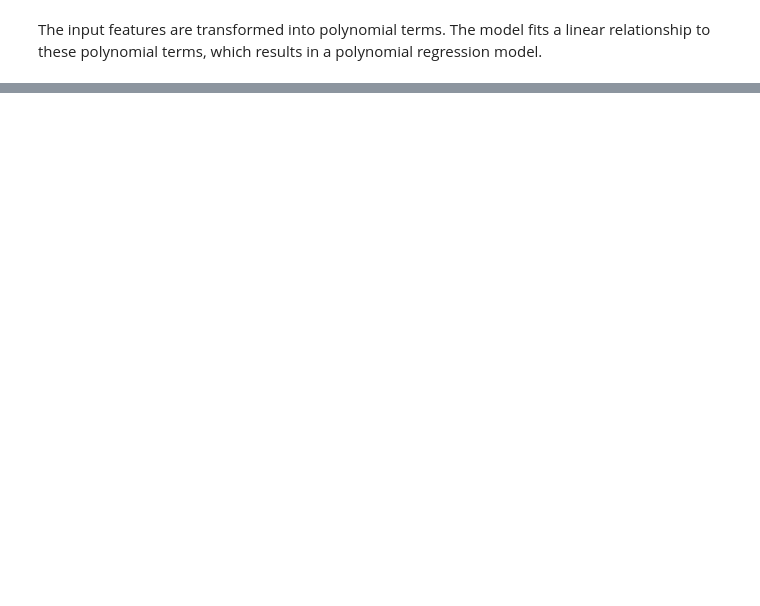
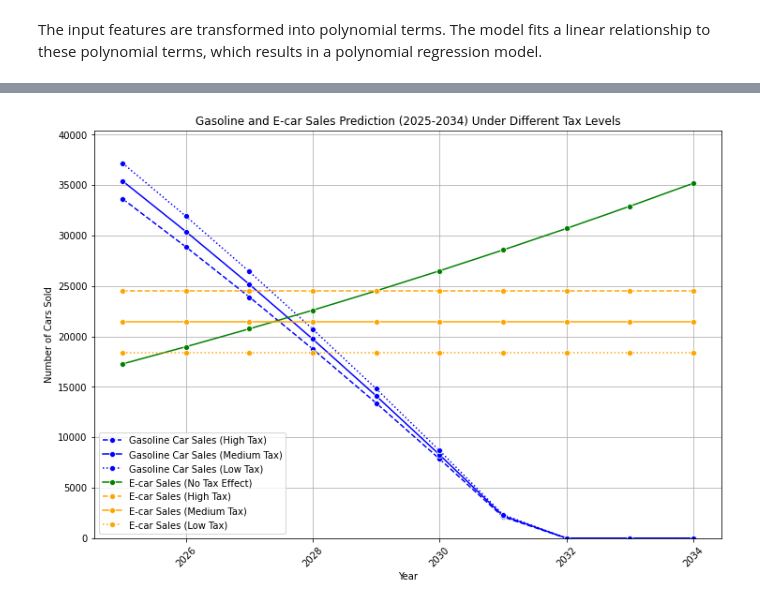
Before and after one commit to HY-Data-Science-ML-Predictions/Electric-cars-taxation, a Jupyter notebook: e_cars_notebook.ipynb, the cells around one changed output, grey strips where cells are left out. Saved outputs shown, nothing was run; the diff lists cells and outputs as text; code cells hidden in the pictures; blank space fills up the shorter version.

Commit message:
add evaluation metrics and different tax scenarios

```diff
--- a/e_cars_notebook.ipynb
+++ b/e_cars_notebook.ipynb
@@ -379,0 +544,80 @@ The model fits a linear relationship to these polynomial terms, which results in
+# %%
+# import necessary metric libraries
+from sklearn.metrics import mean_squared_error, r2_score
+
+# define a function to evaluate and plot model predictions for each tax scenario
+def evaluate_and_plot_tax_level(X_test, y_test, tax_level_name, color, linestyle):
+    # predict using trained model for test data (or future data)
+    y_pred_sales = poly_reg_combined.predict(X_test)
+
+    # ensure no negative predictions
+    y_pred_sales = np.maximum(y_pred_sales, 0)
+
+    # evaluate using Mean Squared Error (MSE) and R-squared (R²)
+    mse_sales = mean_squared_error(y_test, y_pred_sales)
+    r2_sales = r2_score(y_test, y_pred_sales)
+
+    # print evaluation results
+    print(f"--- Evaluation for {tax_level_name} Tax Level ---")
+    print("Mean Squared Error (Sales Prediction):", mse_sales)
+    print("R-squared (Sales Prediction):", r2_sales)
+    print()
+
+    # plot the predictions
+    sns.lineplot(x=future_years['Year'], y=y_pred_sales, label=f'E-car Sales ({tax_level_name} Tax)',
+                 color=color, marker='o', linestyle=linestyle)
+
+# assume future gasoline and e-car predictions (polynomial and combined model) are already done for 2025-2034:
+# - predicted_gasoline_sales_poly (gasoline car prediction)
+# - predicted_e_cars_poly (e-car prediction without tax)
+# - predicted_e_cars_combined (e-cars prediction with tax data)
+
+# step 1: predict e-car sales based on different tax levels
+# ensure future_combined_poly_high, future_combined_poly_medium, future_combined_poly_low are defined
+predicted_e_cars_high_tax = poly_reg_combined.predict(future_combined_poly_high)
+predicted_e_cars_medium_tax = poly_reg_combined.predict(future_combined_poly_medium)
+predicted_e_cars_low_tax = poly_reg_combined.predict(future_combined_poly_low)
+
+# step 2: ensure no negative values for all predictions
+predicted_e_cars_high_tax = np.maximum(predicted_e_cars_high_tax, 0)
+predicted_e_cars_medium_tax = np.maximum(predicted_e_cars_medium_tax, 0)
+predicted_e_cars_low_tax = np.maximum(predicted_e_cars_low_tax, 0)
+
+# step 3: adjust gasoline car sales predictions based on tax levels
+predicted_gasoline_sales_high_tax = predicted_gasoline_sales_poly * 0.95  # Slight reduction for high tax
+predicted_gasoline_sales_medium_tax = predicted_gasoline_sales_poly * 1.00  # No change for medium tax
+predicted_gasoline_sales_low_tax = predicted_gasoline_sales_poly * 1.05  # Slight increase for low tax
+
+# step 4: plot results
+plt.figure(figsize=(12, 8))
+
+# plot gasoline car sales for different tax levels
+sns.lineplot(x=future_years['Year'], y=predicted_gasoline_sales_high_tax,
+             label='Gasoline Car Sales (High Tax)', color='blue', marker='o', linestyle='--')
+sns.lineplot(x=future_years['Year'], y=predicted_gasoline_sales_medium_tax,
+             label='Gasoline Car Sales (Medium Tax)', color='blue', marker='o')
+sns.lineplot(x=future_years['Year'], y=predicted_gasoline_sales_low_tax,
+             label='Gasoline Car Sales (Low Tax)', color='blue', marker='o', linestyle=':')
+
+# plot e-car sales without tax effect (baseline prediction)
+sns.lineplot(x=future_years['Year'], y=predicted_e_cars_poly,
+             label='E-car Sales (No Tax Effect)', color='green', marker='o')
+
+# plot e-car sales with high, medium, and low tax levels using the evaluation function
+evaluate_and_plot_tax_level(future_combined_poly_high, np.zeros(10), "High", 'orange', '--')
+evaluate_and_plot_tax_level(future_combined_poly_medium, np.zeros(10), "Medium", 'orange', '-')
+evaluate_and_plot_tax_level(future_combined_poly_low, np.zeros(10), "Low", 'orange', ':')
+
+# customize plot appearance
+plt.title('Gasoline and E-car Sales Prediction (2025-2034) Under Different Tax Levels')
+plt.xlabel('Year')
+plt.ylabel('Number of Cars Sold')
+plt.ylim(0, max(max(predicted_gasoline_sales_poly), max(predicted_e_cars_high_tax)) + 5000)
+
+plt.xticks(rotation=45)
+plt.grid()
+plt.legend()
+
+# display plot
+plt.show()
+# %% [output]
@@ -379,0 +635 @@ The model fits a linear relationship to these polynomial terms, which results in
+[figure, added]
```
Also changed, not shown: parts of 3 cells of this notebook.
